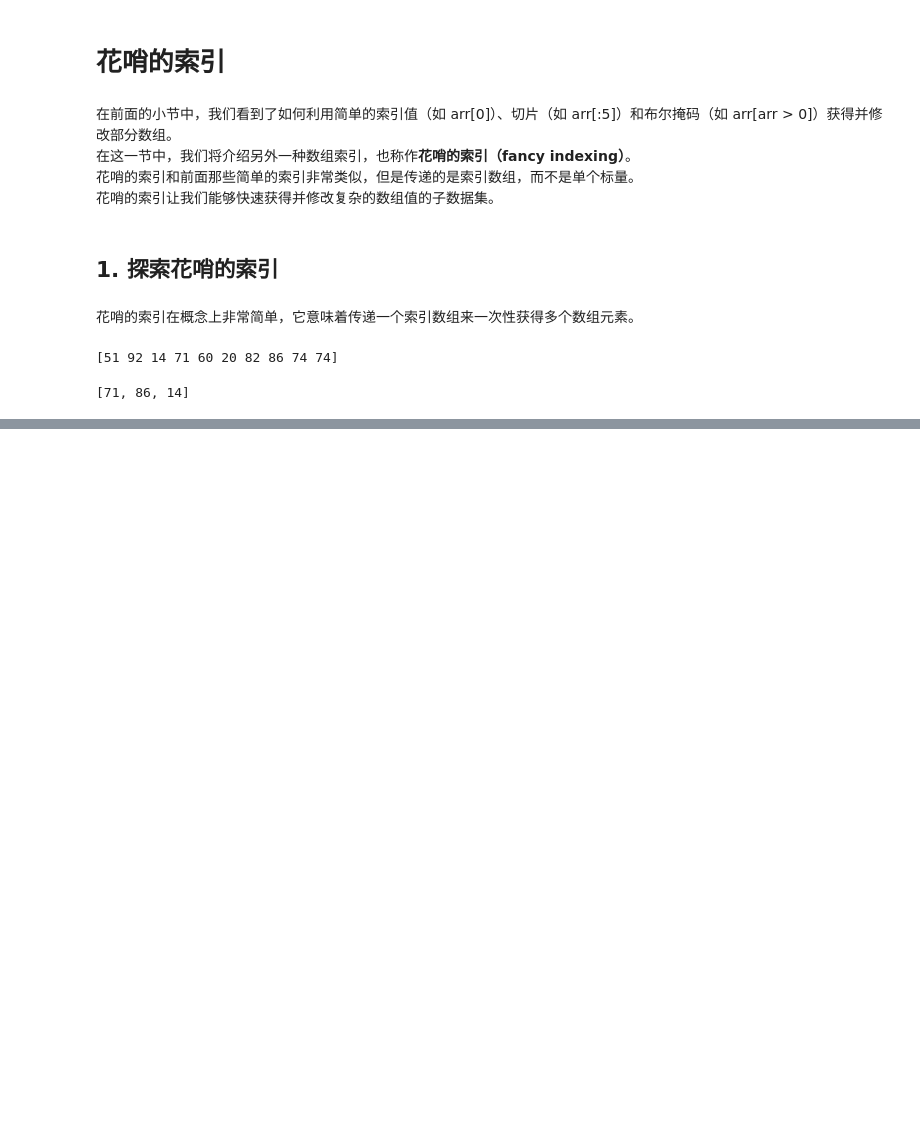
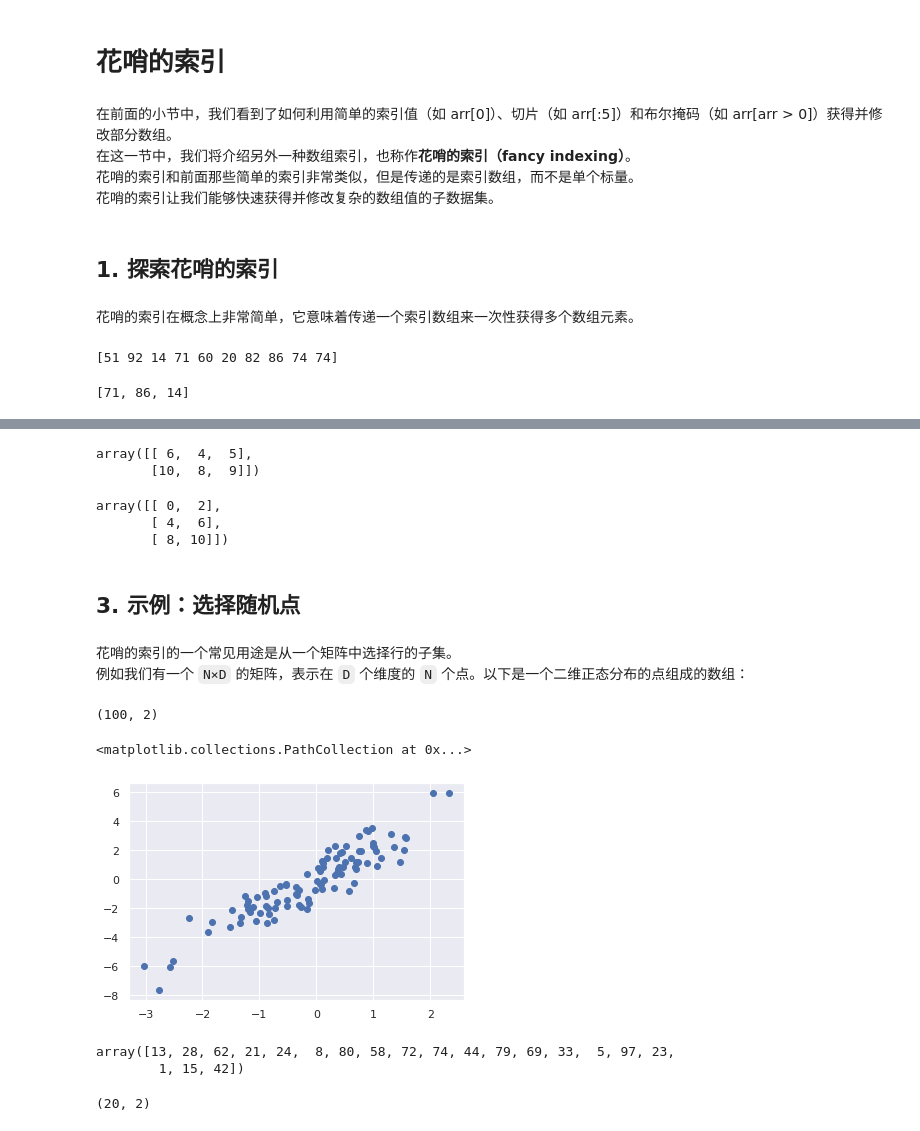
Before and after one commit to michaelbrucelin/HelloLanguage, a Jupyter notebook: Jupyter/Python/book_Python数据科学手册/01-NumPy入门/07-花哨的索引.ipynb, the cells around one changed output, grey strips where cells are left out. Drawn from its saved outputs; the diff is of its cells as text; code cells hidden in the pictures; blank space fills up the shorter version.

```diff
--- a/Jupyter/Python/book_Python数据科学手册/01-NumPy入门/07-花哨的索引.ipynb
+++ b/Jupyter/Python/book_Python数据科学手册/01-NumPy入门/07-花哨的索引.ipynb
@@ -24,0 +73,45 @@ print(x)
+# %%
+X[1:, [2, 0, 1]]  # 将花哨的索引和切片组合使用
+# %% [output]
+array([[ 6,  4,  5],
+       [10,  8,  9]])
+# %%
+mask = np.array([1, 0, 1, 0], dtype=bool)
+X[row[:, np.newaxis], mask]  # 将花哨的索引和掩码组合使用
+# %% [output]
+array([[ 0,  2],
+       [ 4,  6],
+       [ 8, 10]])
+# %% [markdown]
+## 3. 示例：选择随机点
+# %% [markdown]
+花哨的索引的一个常见用途是从一个矩阵中选择行的子集。
+例如我们有一个 `N×D` 的矩阵，表示在 `D` 个维度的 `N` 个点。以下是一个二维正态分布的点组成的数组：
+# %%
+mean = [0, 0]
+cov = [[1, 2],
+       [2, 5]]
+X = rand.multivariate_normal(mean, cov, 100)
+X.shape
+# %% [output]
+(100, 2)
+# %%
+%matplotlib inline
+import matplotlib.pyplot as plt
+import seaborn; seaborn.set()  # 设置绘图风格
+
+plt.scatter(X[:,0], X[:,1])
+# %% [output]
+<matplotlib.collections.PathCollection at 0x...>
+[figure, added]
+# %%
+indices = np.random.choice(X.shape[0], 20, replace=False)  # 我们将利用花哨的索引随机选取 20 个点——选择 20 个随机的、不重复的索引值，并利用这些索引值选取到原始数组对应的值
+indices
+# %% [output]
+array([13, 28, 62, 21, 24,  8, 80, 58, 72, 74, 44, 79, 69, 33,  5, 97, 23,
+        1, 15, 42])
+# %%
+selection = X[indices]
+selection.shape
+# %% [output]
+(20, 2)
```
Also changed, not shown: parts of 21 cells of this notebook, 1 other file.
